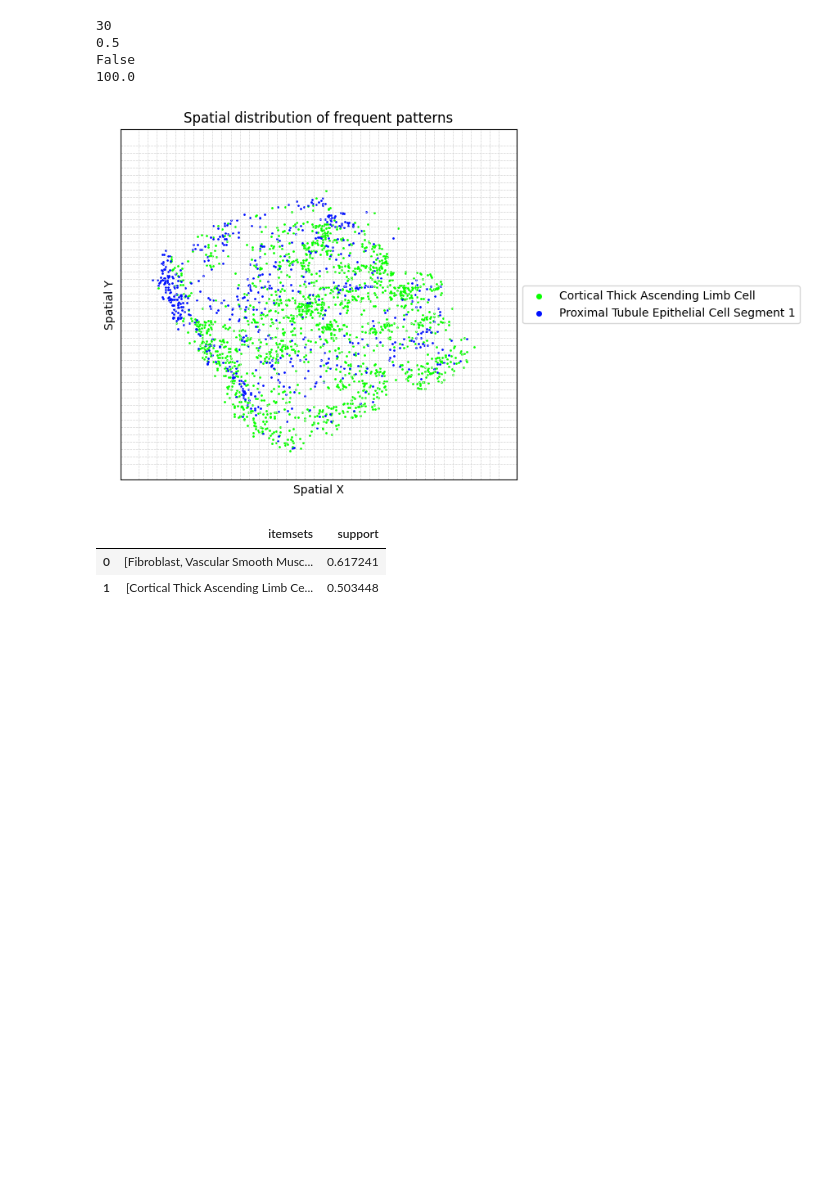
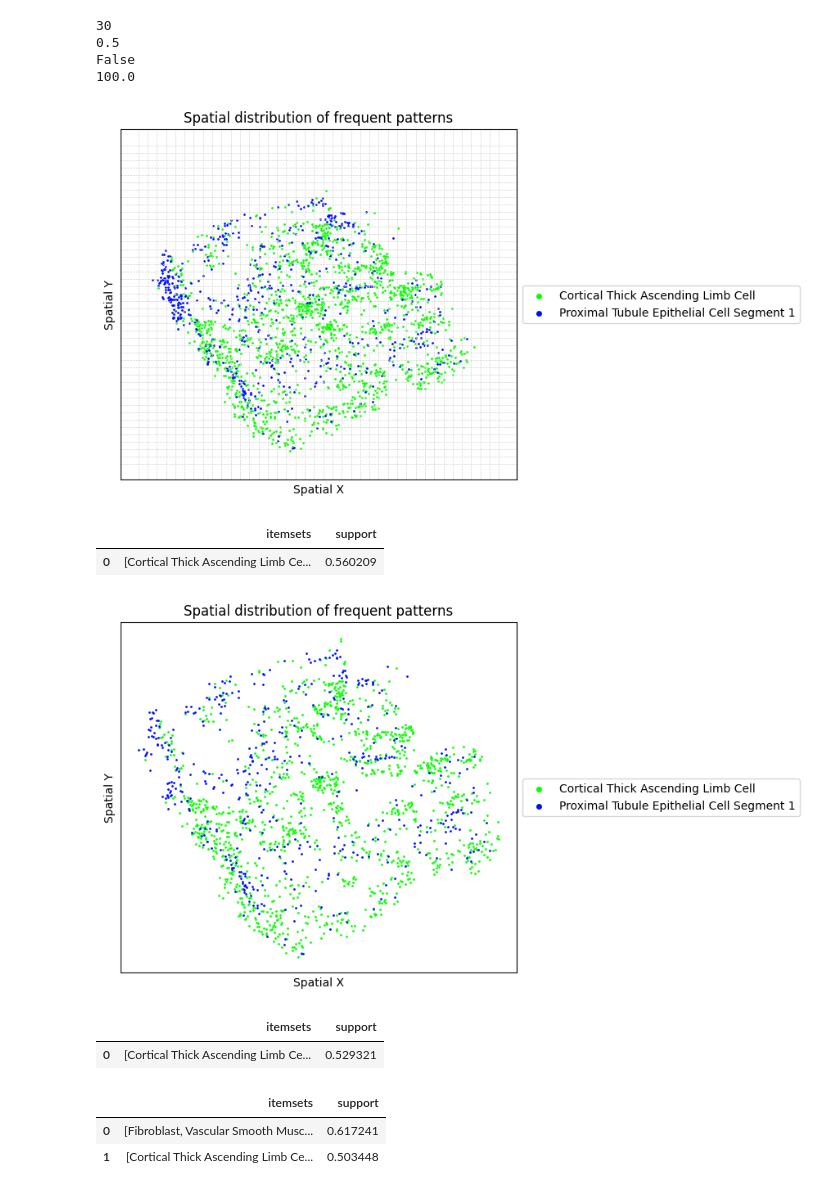
Before and after one commit to ShaokunAn/SpatialQuery_cpp_project, a Jupyter notebook: SpatialQuery-Single.ipynb, the cells around one changed output. Drawn from its saved outputs; the diff is of its cells as text; code cells hidden in the pictures; blank space fills up the shorter version.

Commit message:
add example of find_patterns_rand

```diff
--- a/SpatialQuery-Single.ipynb
+++ b/SpatialQuery-Single.ipynb
@@ -112,7 +112,7 @@ False
 100.0
 # %%
 # visualize frequent motifs (combination of cell types)
-fp_grid = sp.find_patterns_grid(
+fp_grid, _ = sp.find_patterns_grid(
     max_dist=radius,
     min_support=min_support,
     dis_duplicates=is_duplicate,
@@ -122,8 +122,25 @@ fp_grid = sp.find_patterns_grid(
     min_size=0,
 
 )
+fp_grid
 # %% [output]
 [figure]
+|  | itemsets | support |
+| 0 | [Cortical Thick Ascending Limb Ce... | 0.560209 |
+# %%
+fp_rand = sp.find_patterns_rand(
+    max_dist=radius,
+    n_points=1000,
+    min_support=min_support,
+    dis_duplicates=is_duplicate,
+    min_size=0,
+    fig_size=(8,5)
+)
+fp_rand
+# %% [output]
+[figure, added]
+|  | itemsets | support |
+| 0 | [Cortical Thick Ascending Limb Ce... | 0.529321 |
 # %%
 ct = 'Fibroblast'
 fp_knn_around_ct = sp.find_fp_knn(
```
